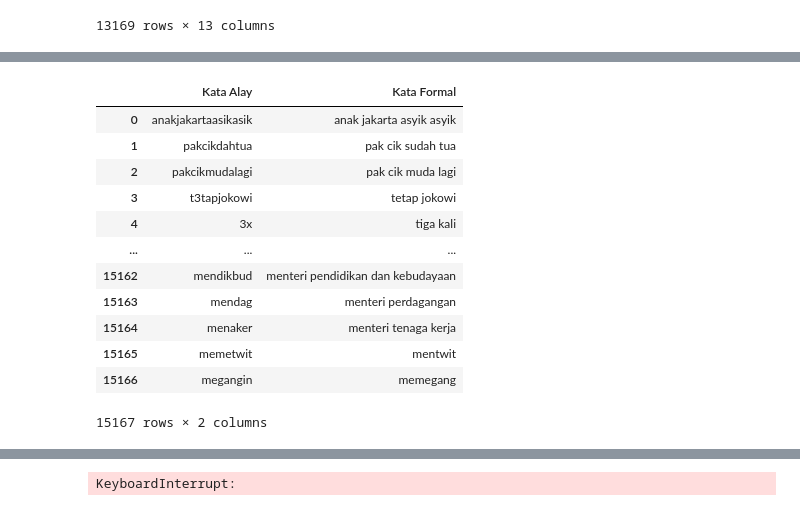
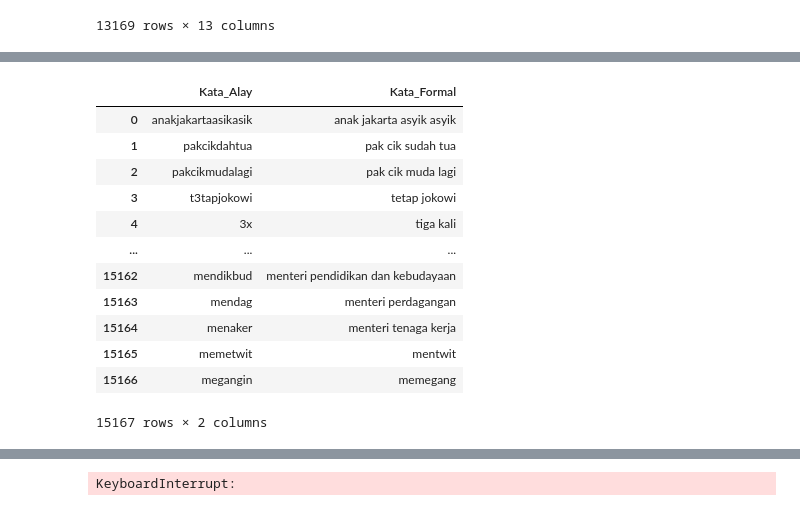
Before and after one commit to Darwin-Matulatan/Binar-Academy-Gold-Challenge, a Jupyter notebook: Gold Challenge - Pandas dan Regex.ipynb, the cells around one changed output, grey strips where cells are left out. Saved outputs shown, nothing was run; the diff lists cells and outputs as text; code cells hidden in the pictures.

```diff
--- a/Gold Challenge - Pandas dan Regex.ipynb
+++ b/Gold Challenge - Pandas dan Regex.ipynb
@@ -146,10 +146,10 @@ data['Tweet'].tolist()
 # %%
 #Reading file new_kamusalay.csv using Pandas into a DataFrame and creating names for each column
 
-new_kamusalay = pd.read_csv('new_kamusalay.csv', names = ['Kata Alay', 'Kata Formal'], encoding = 'windows-1250')
+new_kamusalay = pd.read_csv('new_kamusalay.csv', names = ['Kata_Alay', 'Kata_Formal'], encoding = 'windows-1250')
 new_kamusalay
 # %% [output]
-|  | Kata Alay | Kata Formal |
+|  | Kata_Alay | Kata_Formal |
 | 0 | anakjakartaasikasik | anak jakarta asyik asyik |
 | 1 | pakcikdahtua | pak cik sudah tua |
 | 2 | pakcikmudalagi | pak cik muda lagi |
```
Also changed, not shown: parts of 4 cells of this notebook.
